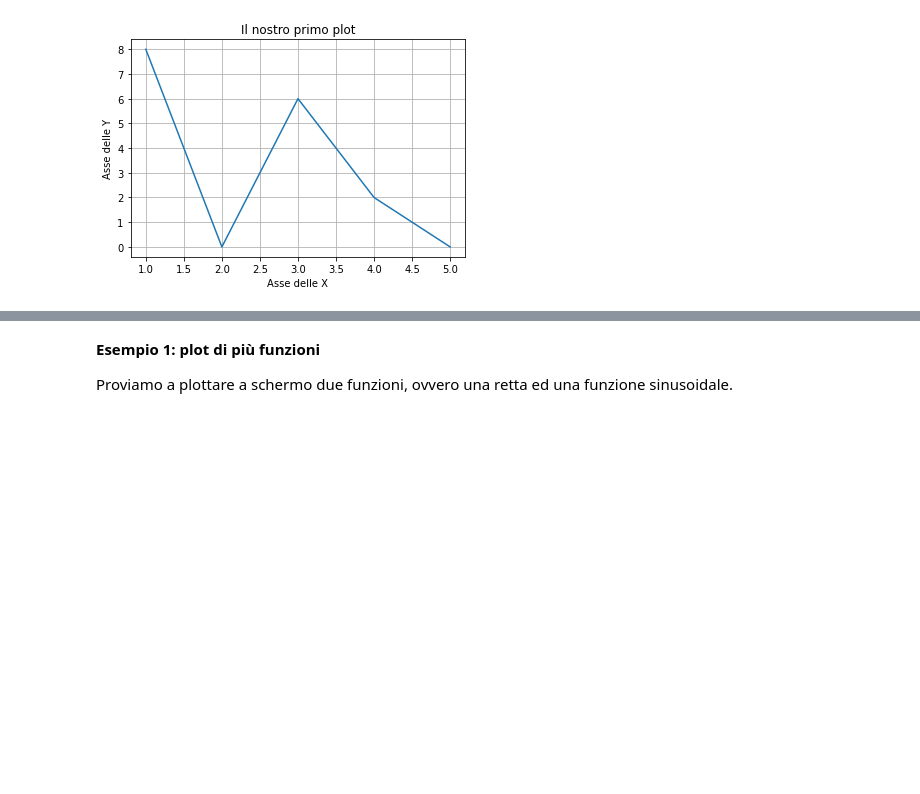
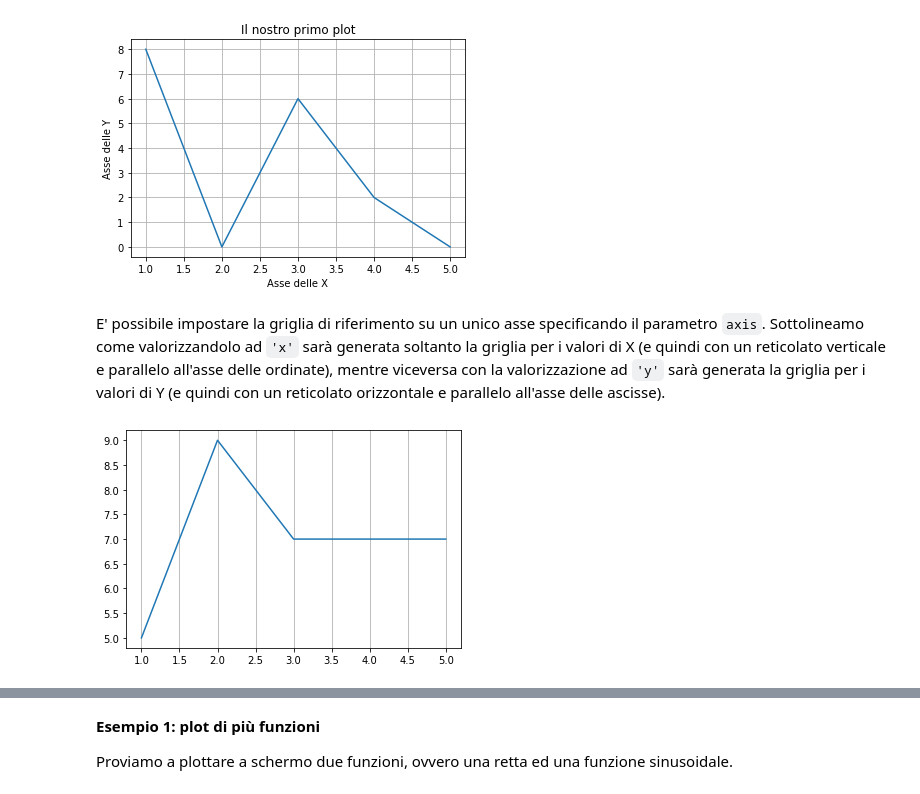
Before and after one commit to anhelus/pcs, a Jupyter notebook: docs/material/02_libs/08_matplotlib/notebook.ipynb, the cells around one changed output, grey strips where cells are left out. Drawn from its saved outputs; the diff is of its cells as text; code cells hidden in the pictures; blank space fills up the shorter version.

```diff
--- a/docs/material/02_libs/08_matplotlib/notebook.ipynb
+++ b/docs/material/02_libs/08_matplotlib/notebook.ipynb
@@ -27,3 +27,11 @@ ax.grid(True)                               # Imposto la griglia di riferimento
 plt.show()
 # %% [output]
 [figure]
+# %% [markdown]
+E' possibile impostare la griglia di riferimento su un unico asse specificando il parametro `axis`. Sottolineamo come valorizzandolo ad `'x'` sarà generata soltanto la griglia per i valori di X (e quindi con un reticolato verticale e parallelo all'asse delle ordinate), mentre viceversa con la valorizzazione ad `'y'` sarà generata la griglia per i valori di Y (e quindi con un reticolato orizzontale e parallelo all'asse delle ascisse).
+# %%
+fig, ax = plot_x_y()
+ax.grid(axis='x')                           # Imposto la griglia di riferimento sull'asse X
+plt.show()
+# %% [output]
+[figure, added]
```
Also changed, not shown: parts of 2 cells of this notebook.
